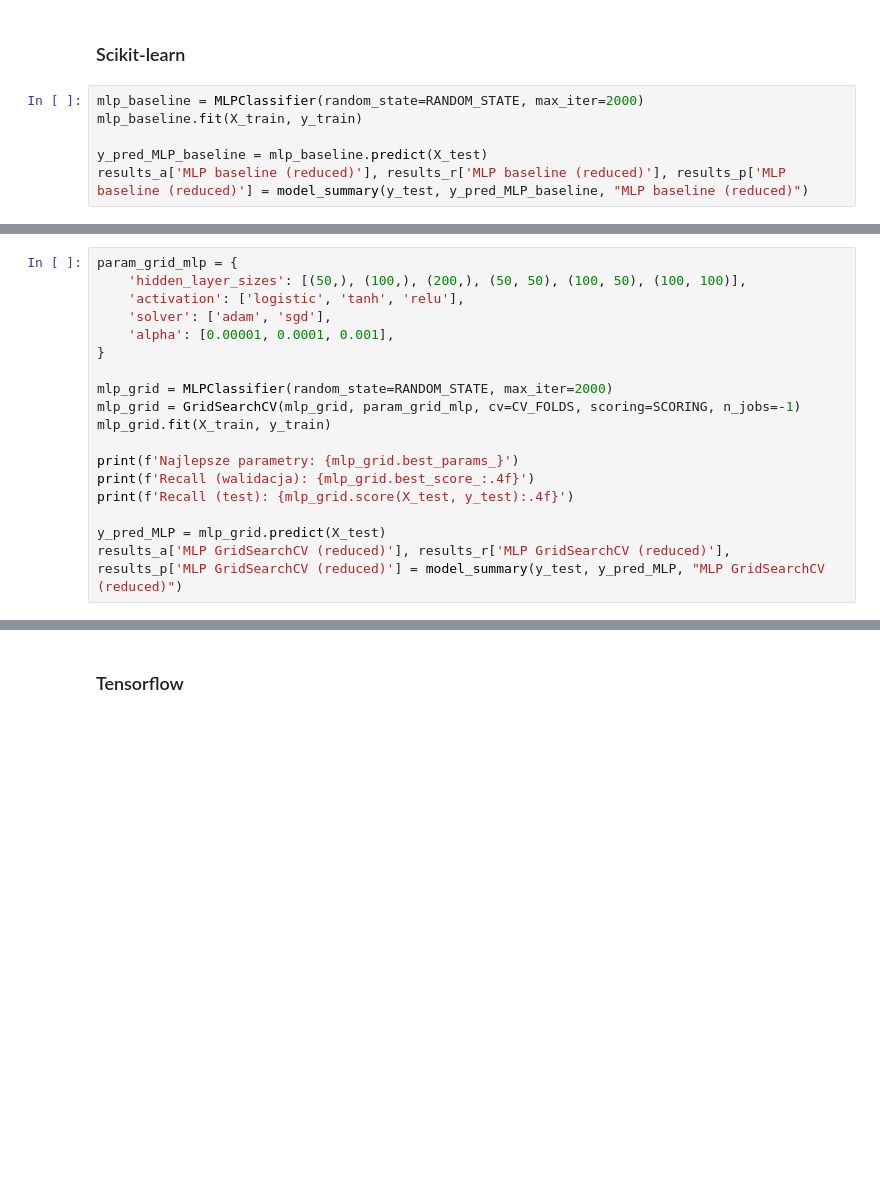
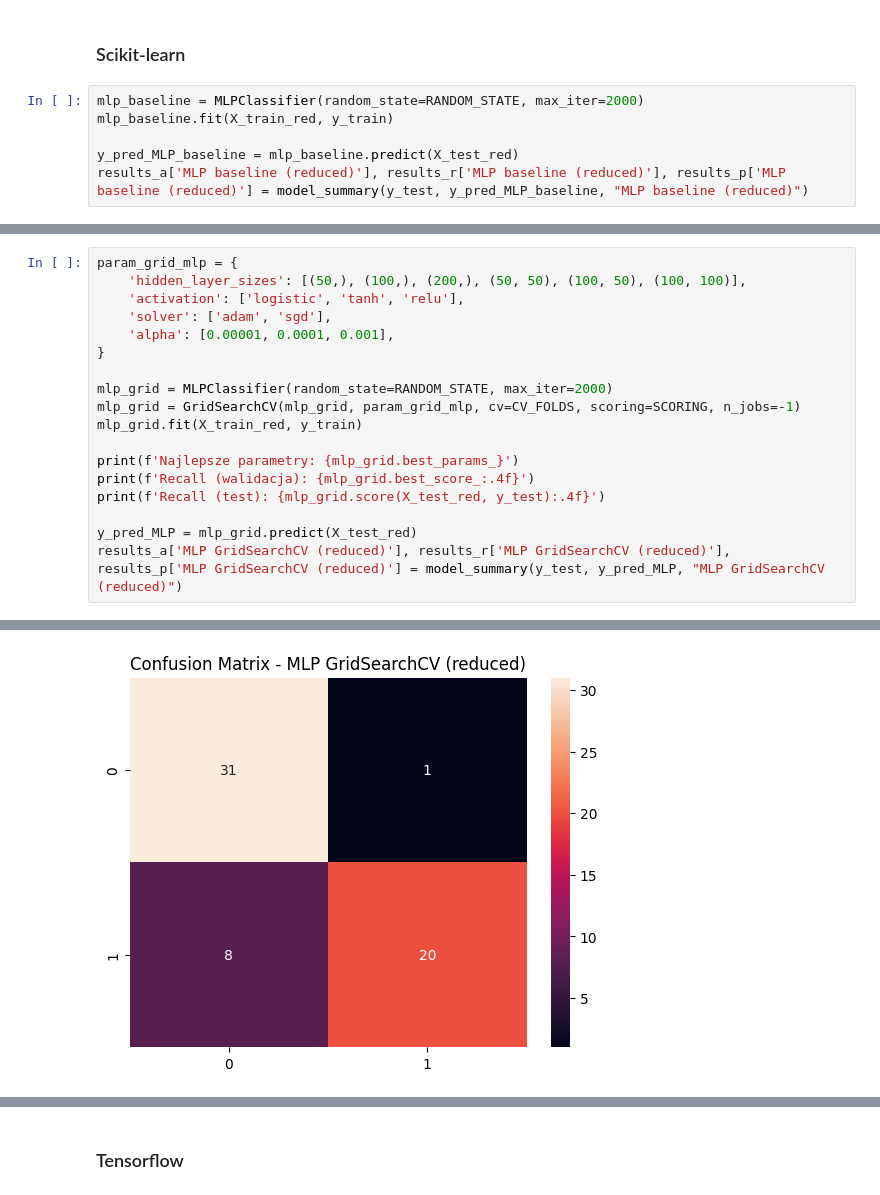
Before and after one commit to PogchampMuffin3/heart-disease-classification, a Jupyter notebook: heart_disease_classification.ipynb, the cells around one changed output, grey strips where cells are left out. Saved outputs shown, nothing was run; the diff lists cells and outputs as text; blank space fills up the shorter version.

```diff
--- a/heart_disease_classification.ipynb
+++ b/heart_disease_classification.ipynb
@@ -560,8 +550,8 @@ plt.show()
 ### Scikit-learn
 # %%
 mlp_baseline = MLPClassifier(random_state=RANDOM_STATE, max_iter=2000)
-mlp_baseline.fit(X_train, y_train)
+mlp_baseline.fit(X_train_red, y_train)
 
-y_pred_MLP_baseline = mlp_baseline.predict(X_test)
+y_pred_MLP_baseline = mlp_baseline.predict(X_test_red)
 results_a['MLP baseline (reduced)'], results_r['MLP baseline (reduced)'], results_p['MLP baseline (reduced)'] = model_summary(y_test, y_pred_MLP_baseline, "MLP baseline (reduced)")
 # %% [output]
@@ -588,11 +578,12 @@ param_grid_mlp = {
 
 mlp_grid = MLPClassifier(random_state=RANDOM_STATE, max_iter=2000)
 mlp_grid = GridSearchCV(mlp_grid, param_grid_mlp, cv=CV_FOLDS, scoring=SCORING, n_jobs=-1)
-mlp_grid.fit(X_train, y_train)
+mlp_grid.fit(X_train_red, y_train)
 
 print(f'Najlepsze parametry: {mlp_grid.best_params_}')
 print(f'Recall (walidacja): {mlp_grid.best_score_:.4f}')
-print(f'Recall (test): {mlp_grid.score(X_test, y_test):.4f}')
+print(f'Recall (test): {mlp_grid.score(X_test_red, y_test):.4f}')
 
-y_pred_MLP = mlp_grid.predict(X_test)
+y_pred_MLP = mlp_grid.predict(X_test_red)
 results_a['MLP GridSearchCV (reduced)'], results_r['MLP GridSearchCV (reduced)'], results_p['MLP GridSearchCV (reduced)'] = model_summary(y_test, y_pred_MLP, "MLP GridSearchCV (reduced)")
+# %% [output]
@@ -599,3 +605,4 @@ results_a['MLP GridSearchCV (reduced)'], results_r['MLP GridSearchCV (reduced)']
+[figure, added]
 # %%
 cv_results = pd.DataFrame(mlp_grid.cv_results_)
 activation_results = cv_results.groupby('param_activation')['mean_test_score'].mean()
```
Also changed, not shown: parts of 22 cells of this notebook.
